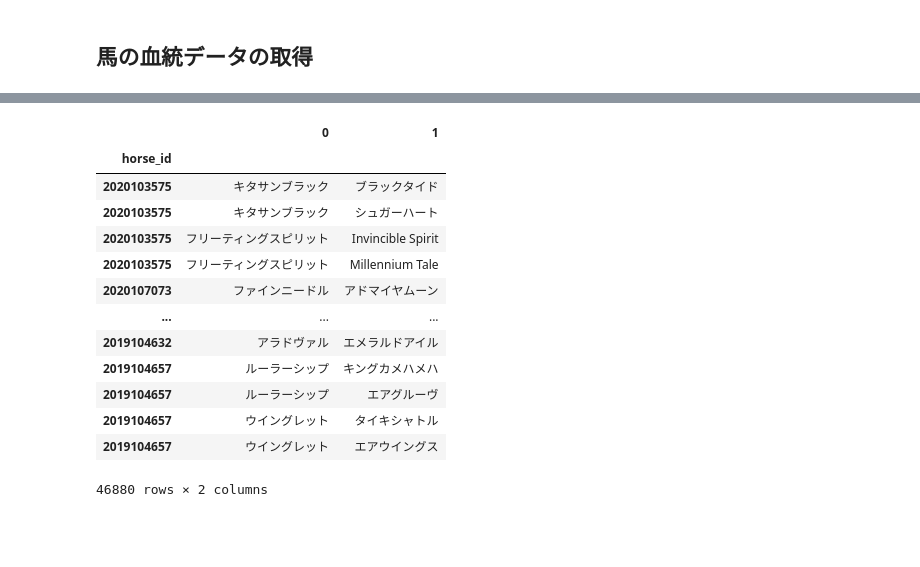
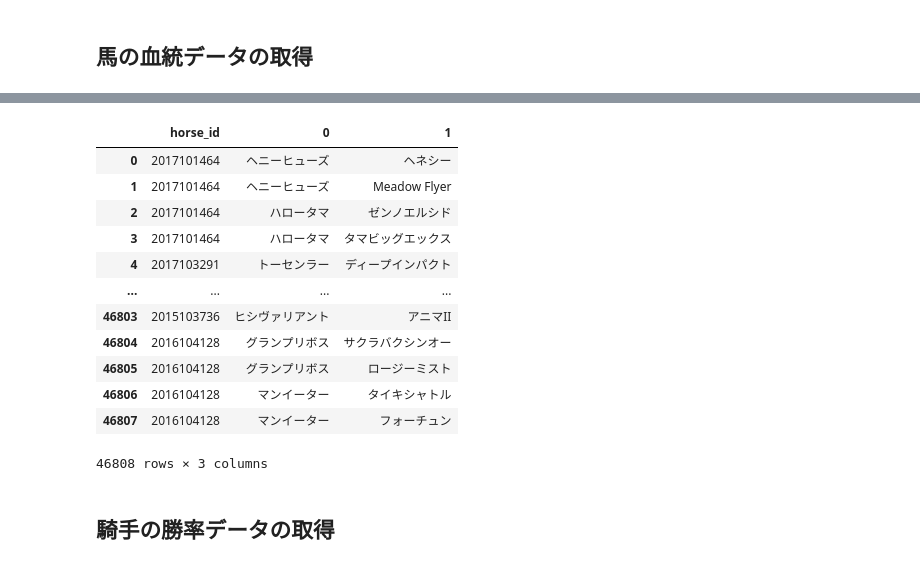
Before and after one commit to nanzeu/keiba, a Jupyter notebook: prepare_rawdata.ipynb, the cells around one changed output, grey strips where cells are left out. Drawn from its saved outputs; the diff is of its cells as text; code cells hidden in the pictures; blank space fills up the shorter version.

```diff
--- a/prepare_rawdata.ipynb
+++ b/prepare_rawdata.ipynb
@@ -564,18 +441,19 @@ peds
 # %%
-peds_23 = pd.read_csv(os.path.join(local_paths.RAW_DIR, 'peds_2023.csv'), index_col=0 ,sep="\t")
-peds_23
+peds_df = pd.read_csv(os.path.join(local_paths.RAW_DIR, f'peds_{y}.csv'), sep="\t")
+peds_df
 # %% [output]
-|  | 0 | 1 |
-| horse_id |  |  |
-| 2020103575 | キタサンブラック | ブラックタイド |
-| 2020103575 | キタサンブラック | シュガーハート |
-| 2020103575 | フリーティングスピリット | Invincible Spirit |
-| 2020103575 | フリーティングスピリット | Millennium Tale |
-| 2020107073 | ファインニードル | アドマイヤムーン |
-| ... | ... | ... |
-| 2019104632 | アラドヴァル | エメラルドアイル |
-| 2019104657 | ルーラーシップ | キングカメハメハ |
-| 2019104657 | ルーラーシップ | エアグルーヴ |
-| 2019104657 | ウイングレット | タイキシャトル |
-| 2019104657 | ウイングレット | エアウイングス |
+|  | horse_id | 0 | 1 |
+| 0 | 2017101464 | ヘニーヒューズ | ヘネシー |
+| 1 | 2017101464 | ヘニーヒューズ | Meadow Flyer |
+| 2 | 2017101464 | ハロータマ | ゼンノエルシド |
+| 3 | 2017101464 | ハロータマ | タマビッグエックス |
+| 4 | 2017103291 | トーセンラー | ディープインパクト |
+| ... | ... | ... | ... |
+| 46803 | 2015103736 | ヒシヴァリアント | アニマII |
+| 46804 | 2016104128 | グランプリボス | サクラバクシンオー |
+| 46805 | 2016104128 | グランプリボス | ロージーミスト |
+| 46806 | 2016104128 | マンイーター | タイキシャトル |
+| 46807 | 2016104128 | マンイーター | フォーチュン |
-46880 rows × 2 columns
+46808 rows × 3 columns
+# %% [markdown]
+## 騎手の勝率データの取得
```
Also changed, not shown: parts of 30 cells of this notebook, 12 other files.
